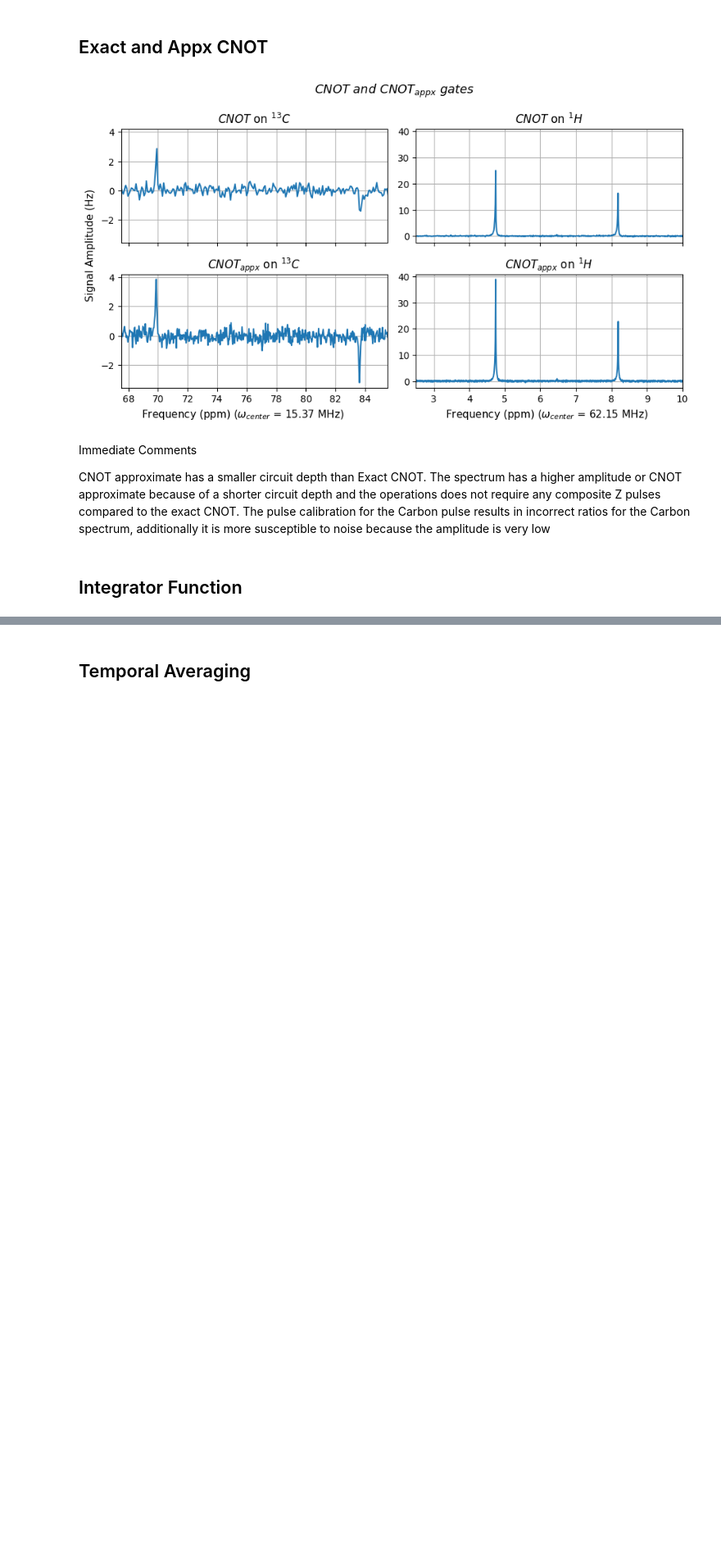
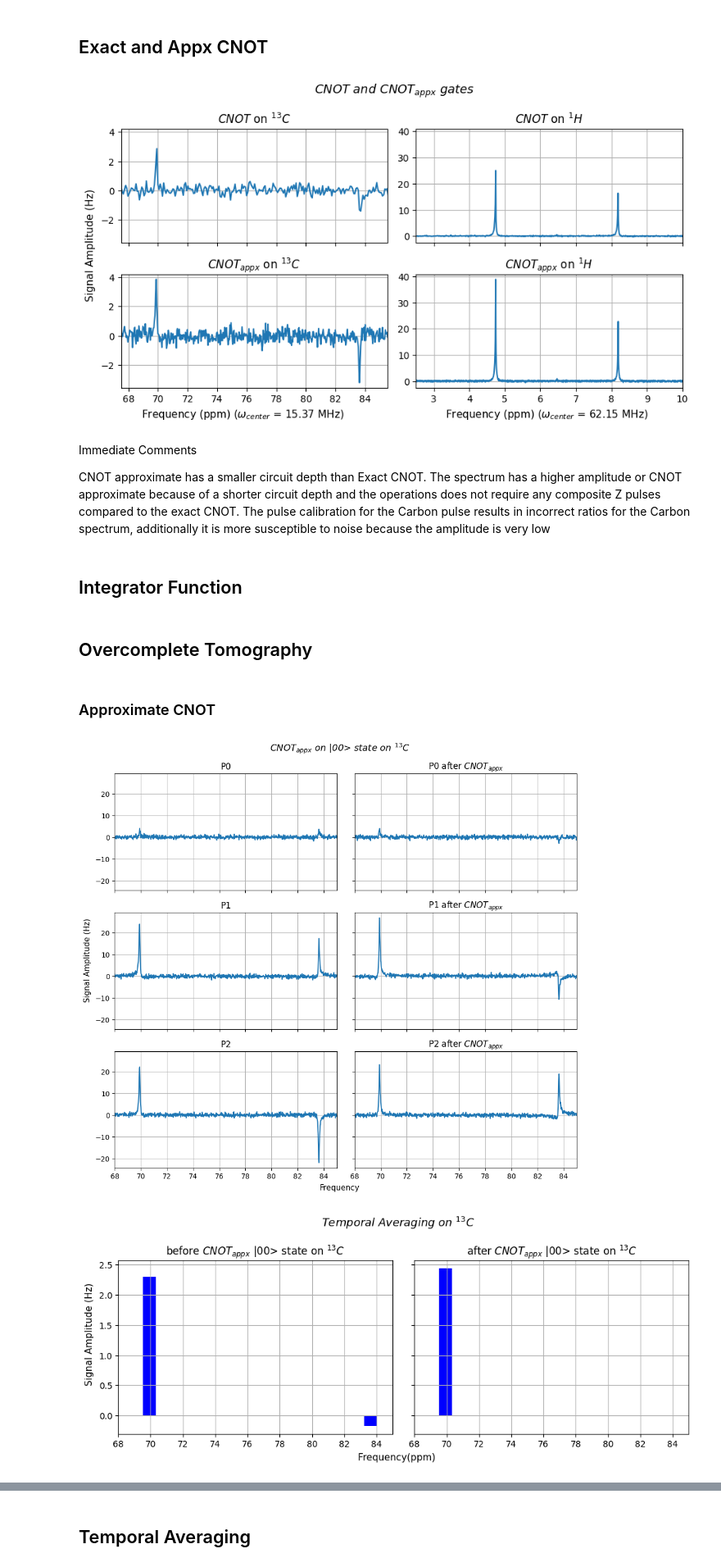
Before and after one commit to shashankd95/ApproximateToffoli, a Jupyter notebook: NMR_Algorithms.ipynb, the cells around one changed output, grey strips where cells are left out. Shown at 82% size. Saved outputs shown, nothing was run; the diff lists cells and outputs as text; code cells hidden in the pictures; blank space fills up the shorter version.

```diff
--- a/NMR_Algorithms.ipynb
+++ b/NMR_Algorithms.ipynb
@@ -63,3 +63,82 @@ def integrator(xdat, ydat, min, max, thresh = 0.4):
     #Arbitrary range to integrate over
     integrals = [(np.trapz(ytrim[i-35:i+35], xtrim[i-35:i+35])) for i in peaks]
     return np.array(xtrim[peaks]), np.array(integrals)
+# %% [markdown]
+## Overcomplete Tomography
+# %% [markdown]
+### Approximate CNOT
+# %%
+P0_13C = pd.read_csv( "/workspaces/PrelabSimulations/NMR Lab Data/State 00 13C Data/before and after CNOT_appx/P0_13C.csv", header = None)
+P0_CNOTappx_13C = pd.read_csv( "/workspaces/PrelabSimulations/NMR Lab Data/State 00 13C Data/before and after CNOT_appx/P0_CNOTappx_13C.csv",
+                              header = None)
+
+P1_13C = pd.read_csv( "/workspaces/PrelabSimulations/NMR Lab Data/State 00 13C Data/before and after CNOT_appx/P1_13C.csv", header = None)
+P1_CNOTappx_13C = pd.read_csv( "/workspaces/PrelabSimulations/NMR Lab Data/State 00 13C Data/before and after CNOT_appx/P1_CNOTappx_13C.csv",
+                              header = None)
+
+P2_13C = pd.read_csv( "/workspaces/PrelabSimulations/NMR Lab Data/State 00 13C Data/before and after CNOT_appx/P2_13C.csv", header = None)
+P2_CNOTappx_13C = pd.read_csv( "/workspaces/PrelabSimulations/NMR Lab Data/State 00 13C Data/before and after CNOT_appx/P2_CNOTappx_13C.csv",
+                              header = None)
+
+freq_P0_13C = np.array(P0_13C.iloc[:,0])
+spec_P0_13C = np.array(P0_13C.iloc[:,1])
+freq_P0_CNOTappx_13C = np.array(P0_CNOTappx_13C.iloc[:,0])
+spec_P0_CNOTappx_13C = np.array(P0_CNOTappx_13C.iloc[:,1])
+
+freq_P1_13C = np.array(P1_13C.iloc[:,0])
+spec_P1_13C = np.array(P1_13C.iloc[:,1])
+freq_P1_CNOTappx_13C = np.array(P1_CNOTappx_13C.iloc[:,0])
+spec_P1_CNOTappx_13C = np.array(P1_CNOTappx_13C.iloc[:,1])
+
+freq_P2_13C = np.array(P2_13C.iloc[:,0])
+spec_P2_13C = np.array(P2_13C.iloc[:,1])
+freq_P2_CNOTappx_13C = np.array(P2_CNOTappx_13C.iloc[:,0])
+spec_P2_CNOTappx_13C = np.array(P2_CNOTappx_13C.iloc[:,1])
+
+loc_P0_13C, int_P0_13C = integrator(freq_P0_13C, spec_P0_13C, 65, 91, 0.8)
+loc_P1_13C, int_P1_13C = integrator(freq_P1_13C, spec_P1_13C, 65, 91, 0.7)
+loc_P2_13C, int_P2_13C = integrator(freq_P2_13C, spec_P2_13C, 65, 91, 0.7)
+
+loc_P0_CNOTappx_13C, int_P0_CNOTappx_13C = integrator(freq_P0_CNOTappx_13C, spec_P0_CNOTappx_13C, 65, 91, 0.8)
+loc_P1_CNOTappx_13C, int_P1_CNOTappx_13C = integrator(freq_P1_CNOTappx_13C, spec_P1_CNOTappx_13C, 65, 91, 0.7)
+loc_P2_CNOTappx_13C, int_P2_CNOTappx_13C = integrator(freq_P2_CNOTappx_13C, spec_P2_CNOTappx_13C, 65, 91, 0.7)
+
+plt.rcParams['axes.grid'] = True
+fig, ax = plt.subplots(3, 2, sharey = 'all', sharex = 'all', figsize = (10,9))
+fig.suptitle('$CNOT_{appx}$ on |00> state on $^{13}C$', fontsize=13, style = 'italic')
+ax[0, 0].set_xlim(68, 85)
+ax[0, 0].plot(freq_P0_13C, spec_P0_13C)
+ax[0, 0].title.set_text("P0")
+ax[1, 0].plot(freq_P1_13C, spec_P1_13C)
+ax[1, 0].title.set_text("P1")
+ax[2, 0].plot(freq_P2_13C, spec_P2_13C)
+ax[2, 0].title.set_text("P2")
+
+ax[0, 1].plot(freq_P0_CNOTappx_13C, spec_P0_CNOTappx_13C)
+ax[0, 1].title.set_text("P0 after $CNOT_{appx}$")
+ax[1, 1].plot(freq_P1_CNOTappx_13C, spec_P1_CNOTappx_13C)
+ax[1, 1].title.set_text("P1 after $CNOT_{appx}$")
+ax[2, 1].plot(freq_P2_CNOTappx_13C, spec_P2_CNOTappx_13C)
+ax[2, 1].title.set_text("P2 after $CNOT_{appx}$")
+
+fig.text(0.5, 0, 'Frequency', ha='center', va='center', fontsize = 11)
+fig.text(0, 0.5, 'Signal Amplitude (Hz)', ha='center', va='center', rotation='vertical', fontsize = 11)
+fig.tight_layout()
+plt.show()
+
+plt.rcParams['axes.grid'] = True
+fig1, ax1 = plt.subplots(1, 2, sharey = 'all', sharex = 'all', figsize = (10,4))
+fig1.suptitle('Temporal Averaging on $^{13}C$', fontsize=13, style = 'italic')
+ax1[0].set_xlim(68, 85)
+ax1[0].bar(loc_P0_13C, (int_P0_13C + int_P1_13C + int_P2_13C)/3, color = 'blue')
+ax1[0].set_title('before $CNOT_{appx}$ |00> state on $^{13}C$')
+ax1[1].bar(loc_P0_CNOTappx_13C, (int_P0_CNOTappx_13C + int_P1_CNOTappx_13C + int_P2_CNOTappx_13C)/3, color = 'blue')
+ax1[1].set_title('after $CNOT_{appx}$ |00> state on $^{13}C $')
+
+fig1.text(0.5, 0, 'Frequency(ppm) ', ha='center', va='center', fontsize = 11)
+fig1.text(0, 0.5, 'Signal Amplitude (Hz)', ha='center', va='center', rotation='vertical', fontsize = 11)
+fig1.tight_layout()
+plt.show()
+# %% [output]
+[figure, added]
+[figure, added]
```
Also changed, not shown: parts of 16 cells of this notebook.
